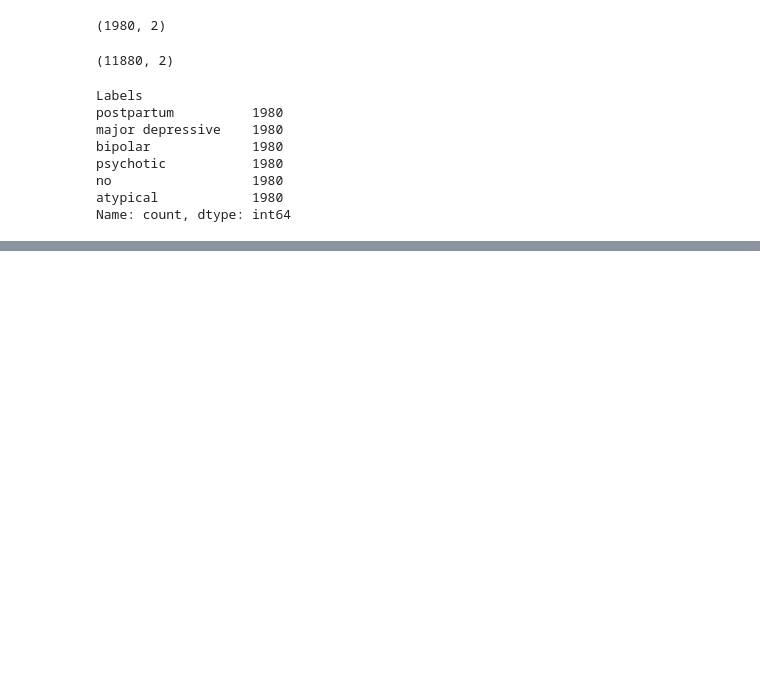
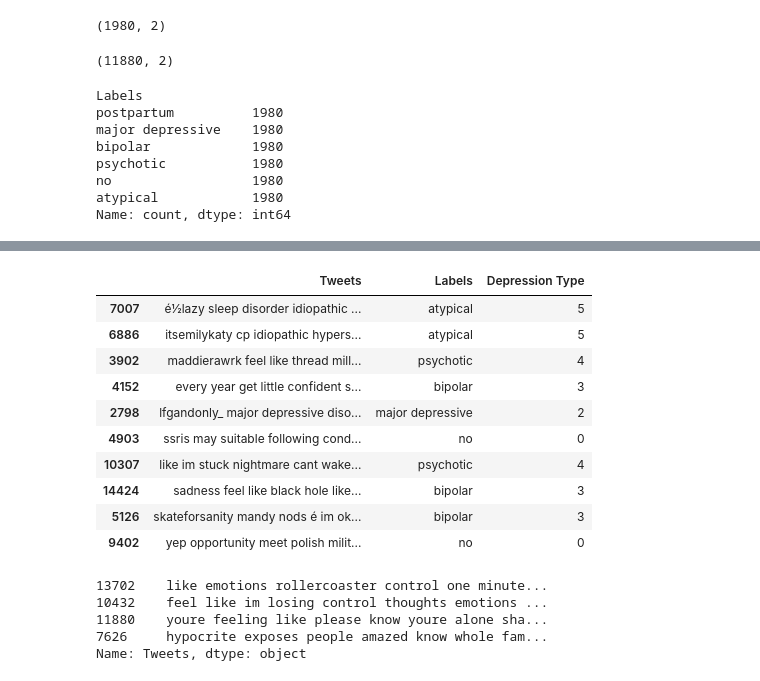
Before and after one commit to shrimpeu/AI-Final-Project, a Jupyter notebook: BERT.ipynb, the cells around one changed output, grey strips where cells are left out. Saved outputs shown, nothing was run; the diff lists cells and outputs as text; code cells hidden in the pictures; blank space fills up the shorter version.

Commit message:
Train & Test Split

```diff
--- a/BERT.ipynb
+++ b/BERT.ipynb
@@ -188,0 +133,35 @@ Requirement already satisfied: certifi>=2017.4.17 in c:\users\christian\appdata\
+# %%
+label_mapping = {
+    'no': 0,
+    'postpartum': 1,
+    'major depressive': 2,
+    'bipolar': 3,
+    'psychotic': 4,
+    'atypical': 5
+}
+
+df_balanced['Depression Type'] = df_balanced['Labels'].apply(lambda x: label_mapping[x])
+df_balanced.sample(10)
+# %% [output]
+|  | Tweets | Labels | Depression Type |
+| 7007 | é½lazy sleep disorder idiopathic ... | atypical | 5 |
+| 6886 | itsemilykaty cp idiopathic hypers... | atypical | 5 |
+| 3902 | maddierawrk feel like thread mill... | psychotic | 4 |
+| 4152 | every year get little confident s... | bipolar | 3 |
+| 2798 | lfgandonly_ major depressive diso... | major depressive | 2 |
+| 4903 | ssris may suitable following cond... | no | 0 |
+| 10307 | like im stuck nightmare cant wake... | psychotic | 4 |
+| 14424 | sadness feel like black hole like... | bipolar | 3 |
+| 5126 | skateforsanity mandy nods é im ok... | bipolar | 3 |
+| 9402 | yep opportunity meet polish milit... | no | 0 |
+# %%
+from sklearn.model_selection import train_test_split
+
+X_train, X_test, y_train, y_test = train_test_split(df_balanced['Tweets'], df_balanced['Depression Type'], stratify=df_balanced['Depression Type'])
+X_train.head(4)
+# %% [output]
+13702    like emotions rollercoaster control one minute...
+10432    feel like im losing control thoughts emotions ...
+11880    youre feeling like please know youre alone sha...
+7626     hypocrite exposes people amazed know whole fam...
+Name: Tweets, dtype: object
```
Also changed, not shown: parts of 5 cells of this notebook.
